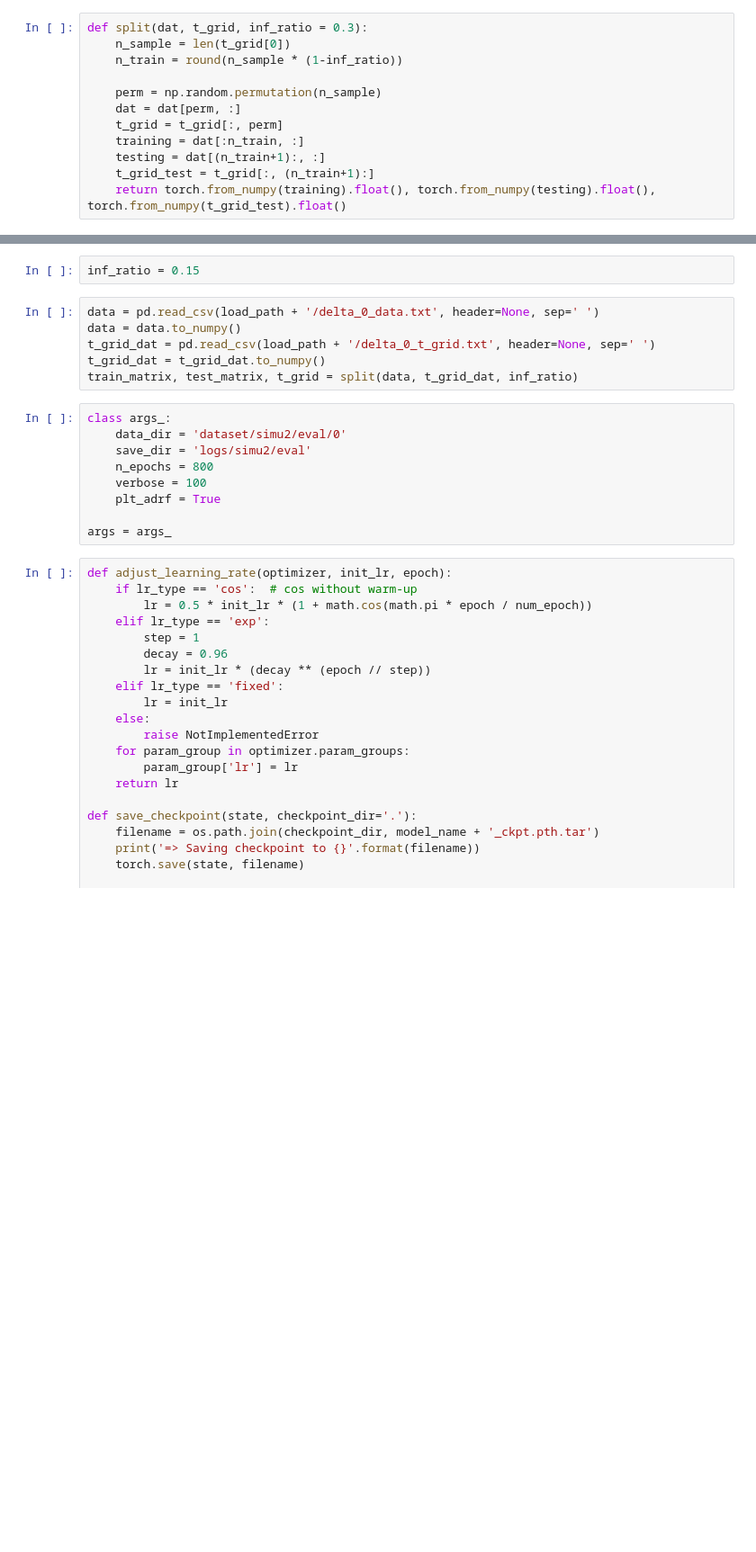
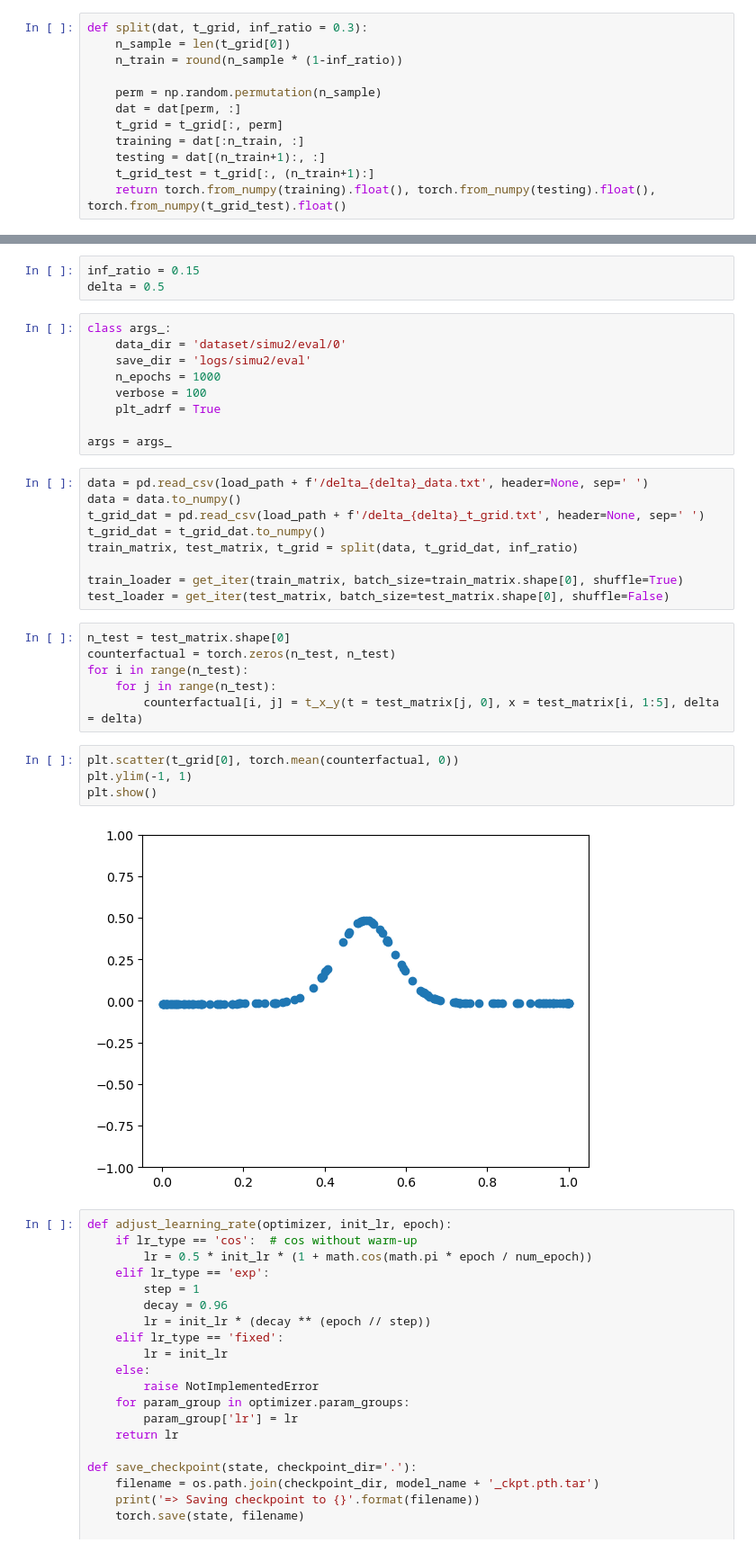
Before and after one commit to yanyuchen/causal_net_test, a Jupyter notebook: Untitled.ipynb, the cells around one changed output, grey strips where cells are left out. Shown at 90% size. Drawn from its saved outputs; the diff is of its cells as text; blank space fills up the shorter version.

```diff
--- a/Untitled.ipynb
+++ b/Untitled.ipynb
@@ -37,20 +39,36 @@ def split(dat, t_grid, inf_ratio = 0.3):
 # %%
 inf_ratio = 0.15
+delta = 0.5
-# %%
-data = pd.read_csv(load_path + '/delta_0_data.txt', header=None, sep=' ')
-data = data.to_numpy()
-t_grid_dat = pd.read_csv(load_path + '/delta_0_t_grid.txt', header=None, sep=' ')
-t_grid_dat = t_grid_dat.to_numpy()
-train_matrix, test_matrix, t_grid = split(data, t_grid_dat, inf_ratio)
 # %%
 class args_:
     data_dir = 'dataset/simu2/eval/0'
     save_dir = 'logs/simu2/eval'
-    n_epochs = 800
+    n_epochs = 1000
     verbose = 100
     plt_adrf = True
 
 args = args_
+# %%
+data = pd.read_csv(load_path + f'/delta_{delta}_data.txt', header=None, sep=' ')
+data = data.to_numpy()
+t_grid_dat = pd.read_csv(load_path + f'/delta_{delta}_t_grid.txt', header=None, sep=' ')
+t_grid_dat = t_grid_dat.to_numpy()
+train_matrix, test_matrix, t_grid = split(data, t_grid_dat, inf_ratio)
+
+train_loader = get_iter(train_matrix, batch_size=train_matrix.shape[0], shuffle=True)
+test_loader = get_iter(test_matrix, batch_size=test_matrix.shape[0], shuffle=False)
+# %%
+n_test = test_matrix.shape[0]
+counterfactual = torch.zeros(n_test, n_test)
+for i in range(n_test):
+    for j in range(n_test):
+        counterfactual[i, j] = t_x_y(t = test_matrix[j, 0], x = test_matrix[i, 1:5], delta = delta)
+# %%
+plt.scatter(t_grid[0], torch.mean(counterfactual, 0))
+plt.ylim(-1, 1)
+plt.show()
+# %% [output]
+[figure, added]
 # %%
 def adjust_learning_rate(optimizer, init_lr, epoch):
     if lr_type == 'cos':  # cos without warm-up
```
Also changed, not shown: parts of 41 cells of this notebook, 27 other files.
